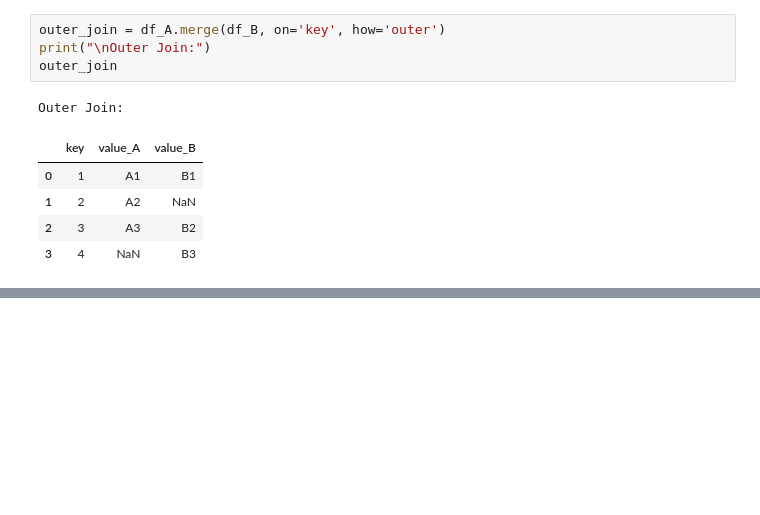
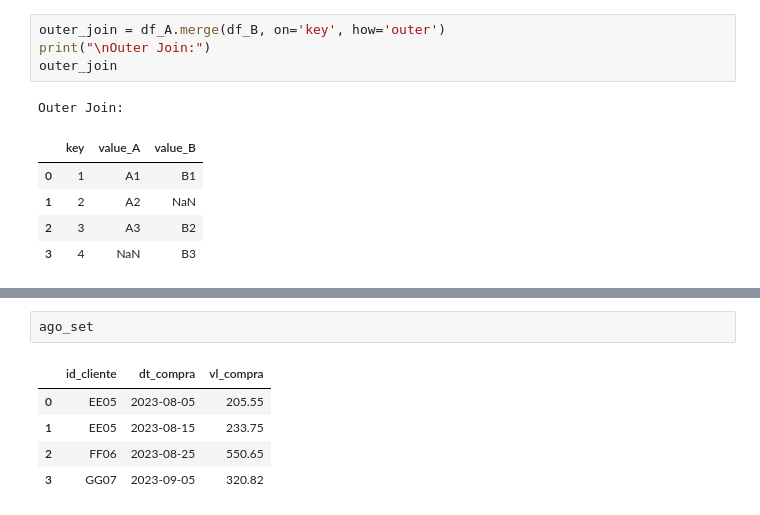
Before and after one commit to joaoholandaa/pandas, a Jupyter notebook: notebooks/part2.ipynb, the cells around one changed output, grey strips where cells are left out. Saved outputs shown, nothing was run; the diff lists cells and outputs as text; blank space fills up the shorter version.

```diff
--- a/notebooks/part2.ipynb
+++ b/notebooks/part2.ipynb
@@ -288,0 +316,8 @@ Outer Join:
+# %%
+ago_set
+# %% [output]
+|  | id_cliente | dt_compra | vl_compra |
+| 0 | EE05 | 2023-08-05 | 205.55 |
+| 1 | EE05 | 2023-08-15 | 233.75 |
+| 2 | FF06 | 2023-08-25 | 550.65 |
+| 3 | GG07 | 2023-09-05 | 320.82 |
```
Also changed, not shown: parts of 3 cells of this notebook.
